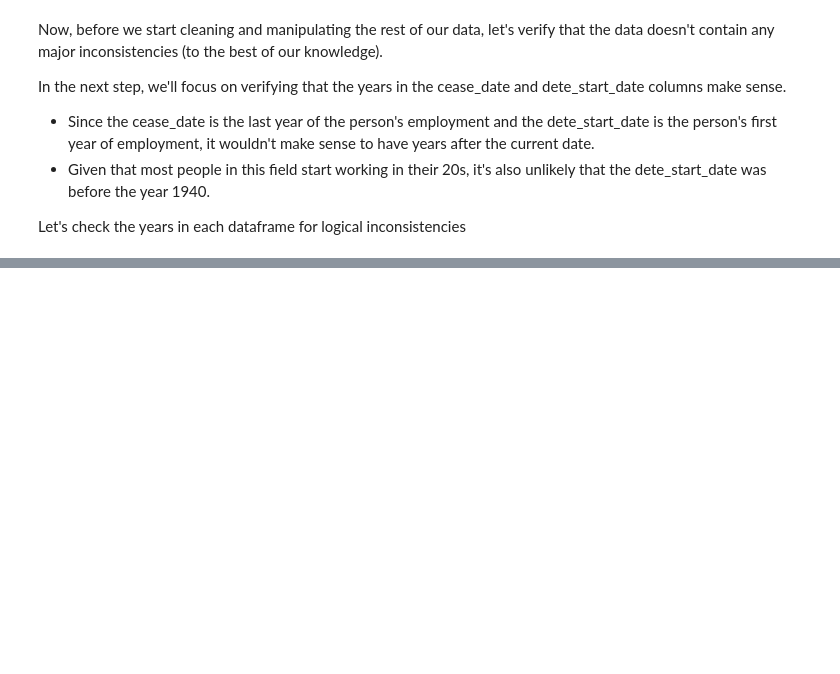
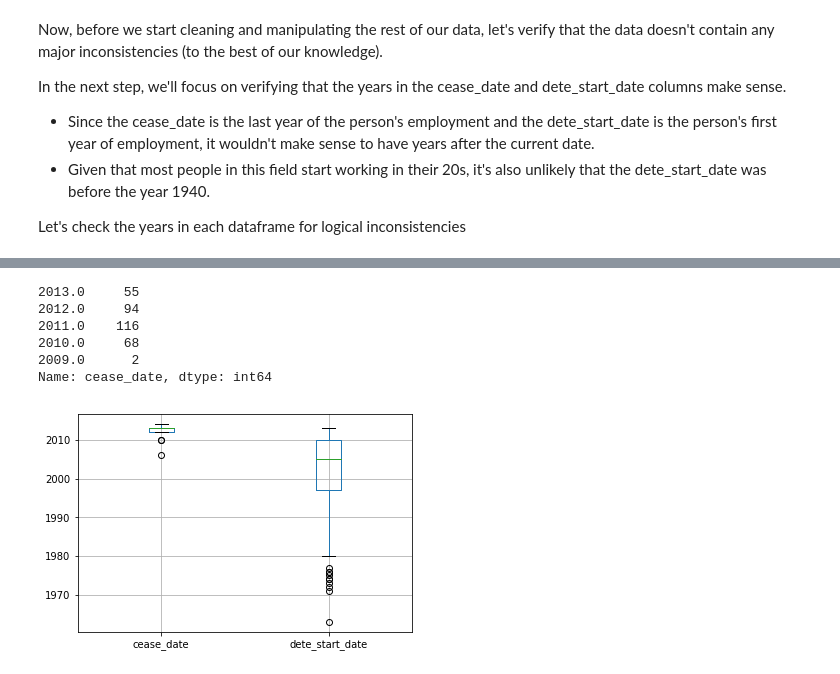
Before and after one commit to eugene-petrash/employees-resigning, a Jupyter notebook: main.ipynb, the cells around one changed output, grey strips where cells are left out. Cells and saved outputs as stored; diff of their text form; code cells hidden in the pictures; blank space fills up the shorter version.

Commit message:
["cease_date", "dete_start_date"] columns cleaning

```diff
--- a/main.ipynb
+++ b/main.ipynb
@@ -354,0 +373,7 @@ dete_resignations
+# %%
+# dete_resignations_copy = dete_resignations.copy()
+dete_resignations_cease_date_with_month = dete_resignations["cease_date"].str.contains("/", na=False)
+# %%
+dete_resignations.loc[dete_resignations_cease_date_with_month, "cease_date"] = dete_resignations.loc[dete_resignations_cease_date_with_month, "cease_date"].str.split("/")\
+    .str[1]
+dete_resignations["cease_date"].value_counts()
@@ -354,0 +392,2 @@ dete_resignations
+# %%
+dete_resignations["cease_date"] = dete_resignations["cease_date"].astype(float)
@@ -354,0 +429,13 @@ dete_resignations
+# %%
+tafe_resignations["cease_date"].value_counts().sort_index(ascending=False)
+# %% [output]
+2013.0     55
+2012.0     94
+2011.0    116
+2010.0     68
+2009.0      2
+Name: cease_date, dtype: int64
+# %%
+dete_boxplot = dete_resignations.boxplot(column=["cease_date", "dete_start_date"])
+# %% [output]
+[figure, added]
```
Also changed, not shown: parts of 7 cells of this notebook.
